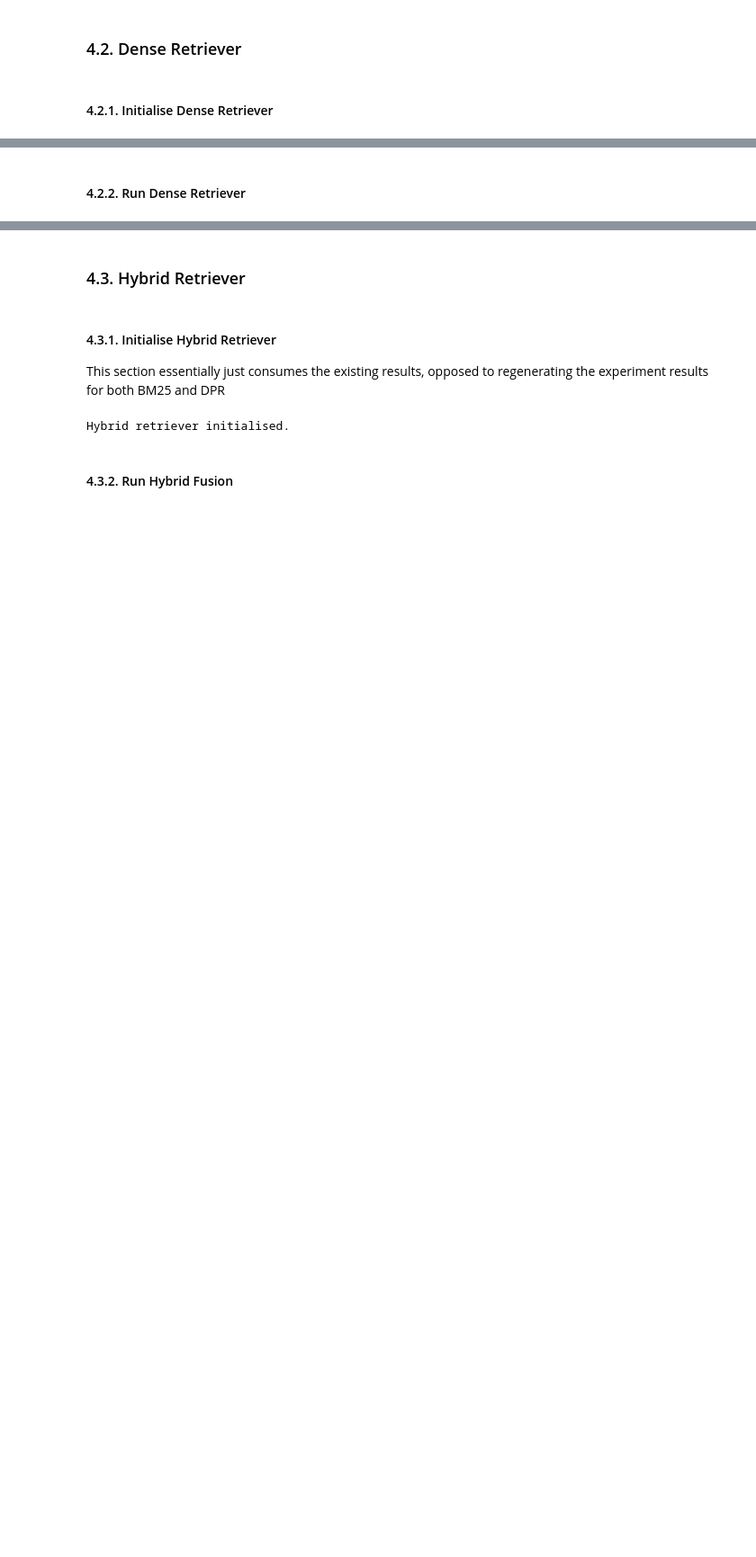
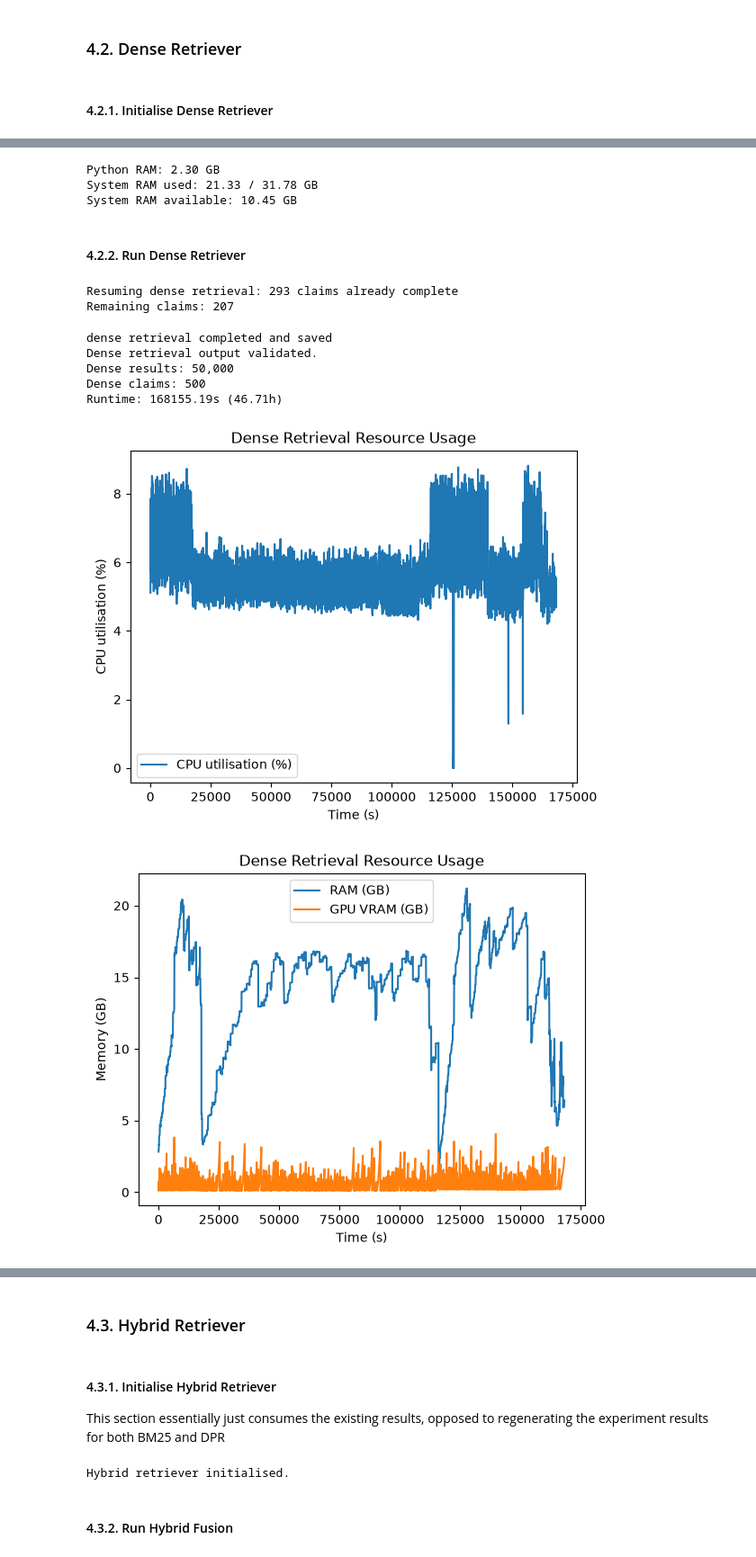
Before and after one commit to REALBroomFish/AutomatedFactVerification_RetrieverComparison, a Jupyter notebook: notebooks/2_retrieval_evaluation.ipynb, the cells around one changed output, grey strips where cells are left out. Shown at 90% size. Cells and saved outputs as stored; diff of their text form; code cells hidden in the pictures; blank space fills up the shorter version.

```diff
--- a/notebooks/2_retrieval_evaluation.ipynb
+++ b/notebooks/2_retrieval_evaluation.ipynb
@@ -529,3 +535,27 @@ print("Device:", dense.model.device)
+# %%
+process = psutil.Process(os.getpid())
+
+print(
+    f"Python RAM: "
+    f"{process.memory_info().rss / (1024**3):.2f} GB"
+)
+
+memory = psutil.virtual_memory()
+
+print(
+    f"System RAM used: "
+    f"{memory.used / (1024**3):.2f} / "
+    f"{memory.total / (1024**3):.2f} GB"
+)
+
+print(
+    f"System RAM available: "
+    f"{memory.available / (1024**3):.2f} GB"
+)
+# %% [output]
+Python RAM: 2.30 GB
+System RAM used: 21.33 / 31.78 GB
+System RAM available: 10.45 GB
 # %% [markdown]
 #### 4.2.2. Run Dense Retriever
 # %%
@@ -597,8 +627,12 @@ else:
             result.insert(0, "claim_id", claim_id)
             dense_results = pd.concat([dense_results, result], ignore_index=True)
 
+            del claim_candidates
+            del result
+
+            gc.collect()
+
             # checkpoint every N completed claims
-
             if (claim_index % CHECKPOINT_EVERY == 0 or claim_index == len(remaining_claims)):
                 dense_results.to_pickle(DENSE_CHECKPOINT_PATH)
 
@@ -654,30 +688,40 @@ else:
     # save completed dense run
     dense_results.to_pickle(DENSE_RESULTS_PATH)
     RESOURCE_USAGE["dense"].to_pickle(DENSE_RESOURCE_PATH)
 
     pd.to_pickle({"runtime_seconds": RUNTIMES["dense"], "summary": RUN_SUMMARY["dense"], "completed_claims": int(dense_results["claim_id"].nunique())}, DENSE_STATE_PATH)
 
     # final result now exists, so partial checkpoint no longer required
     if DENSE_CHECKPOINT_PATH.exists():
         DENSE_CHECKPOINT_PATH.unlink()
 
     print("dense retrieval completed and saved")
 
 # validate loaded or newly generated output
 expected_claims = len(claims)
 
 expected_k = (EXPERIMENT["retrieval"]["retrieve_k"])
 actual_claims = (dense_results["claim_id"].nunique())
 results_per_claim = (dense_results.groupby("claim_id").size())
 
 assert actual_claims == expected_claims, (f"dense: expected {expected_claims} claims, found {actual_claims}")
 assert (results_per_claim == expected_k).all(), (f"dense: not every claim contains {expected_k} retrieved candidates")
 assert dense_results["rank"].between(1, expected_k).all(), ("dense: invalid rank values detected")
 
 # display summary
 print("Dense retrieval output validated.")
 print(f"Dense results: {len(dense_results):,}")
 print(f"Dense claims: {actual_claims:,}")
 print(f"Runtime: {RUNTIMES['dense']:.2f}s ({RUNTIMES['dense'] / 3600:.2f}h)")
 
 plot_resources(RESOURCE_USAGE["dense"], "Dense Retrieval Resource Usage")
+# %% [output]
+Resuming dense retrieval: 293 claims already complete
+Remaining claims: 207
+dense retrieval completed and saved
+Dense retrieval output validated.
+Dense results: 50,000
+Dense claims: 500
+Runtime: 168155.19s (46.71h)
+[figure, added]
+[figure, added]
```
Also changed, not shown: parts of 16 cells of this notebook, 19 other files.
